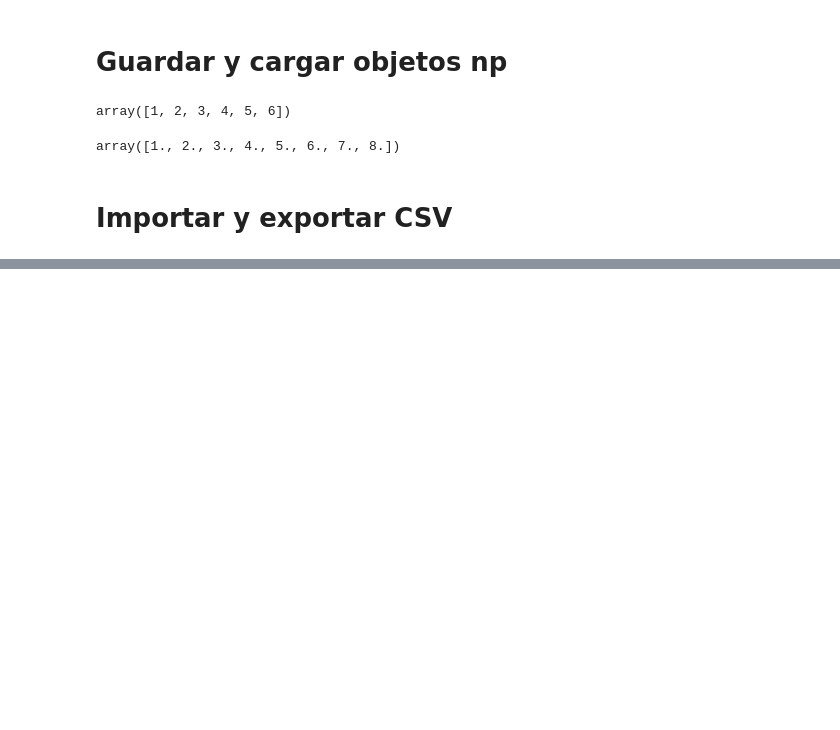
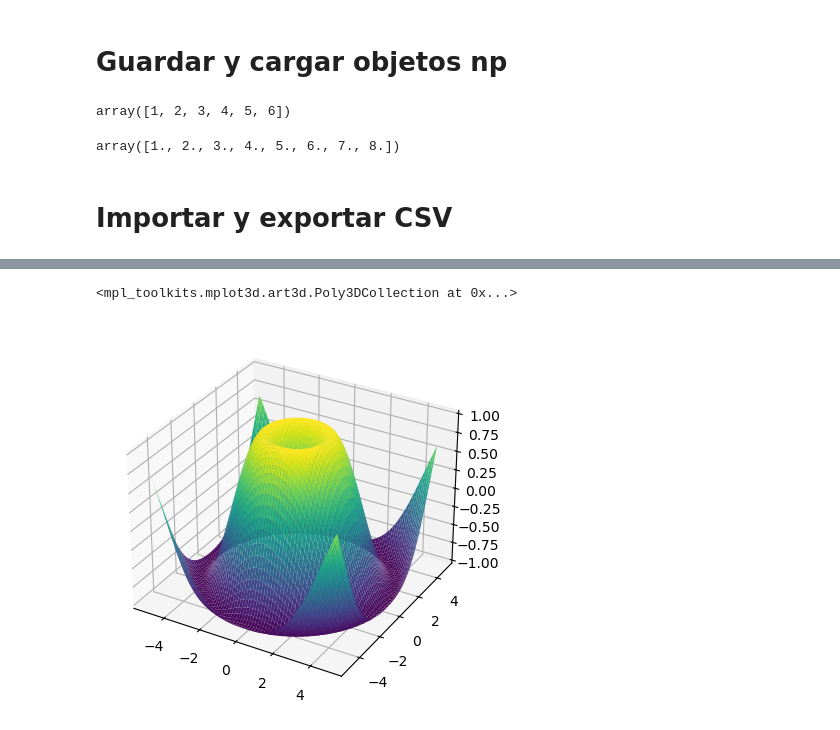
Before and after one commit to EstebanGomezVal/Modelado_datos_Valerio, a Jupyter notebook: Librerias/Numpy/Numpy.ipynb, the cells around one changed output, grey strips where cells are left out. Saved outputs shown, nothing was run; the diff lists cells and outputs as text; code cells hidden in the pictures; blank space fills up the shorter version.

```diff
--- a/Librerias/Numpy/Numpy.ipynb
+++ b/Librerias/Numpy/Numpy.ipynb
@@ -663,0 +727,13 @@ print(x)
+# %%
+fig = plt.figure()
+ax = fig.add_subplot(projection='3d')
+X = np.arange(-5, 5, 0.15)
+Y = np.arange(-5, 5, 0.15)
+X, Y = np.meshgrid(X, Y)
+R = np.sqrt(X**2 + Y**2)
+Z = np.sin(R)
+
+ax.plot_surface(X, Y, Z, rstride=1, cstride=1, cmap='viridis')
+# %% [output]
+<mpl_toolkits.mplot3d.art3d.Poly3DCollection at 0x...>
+[figure, added]
```
Also changed, not shown: parts of 19 cells of this notebook.
